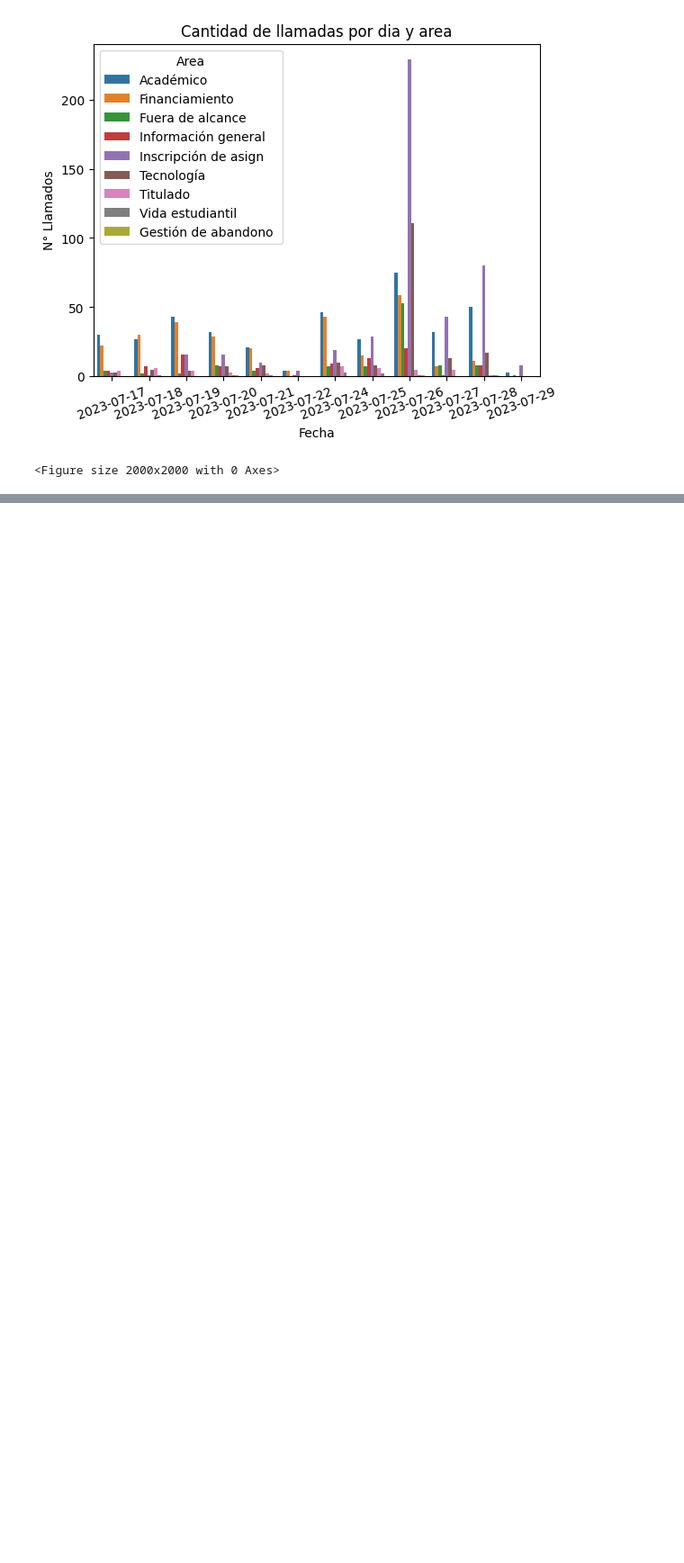
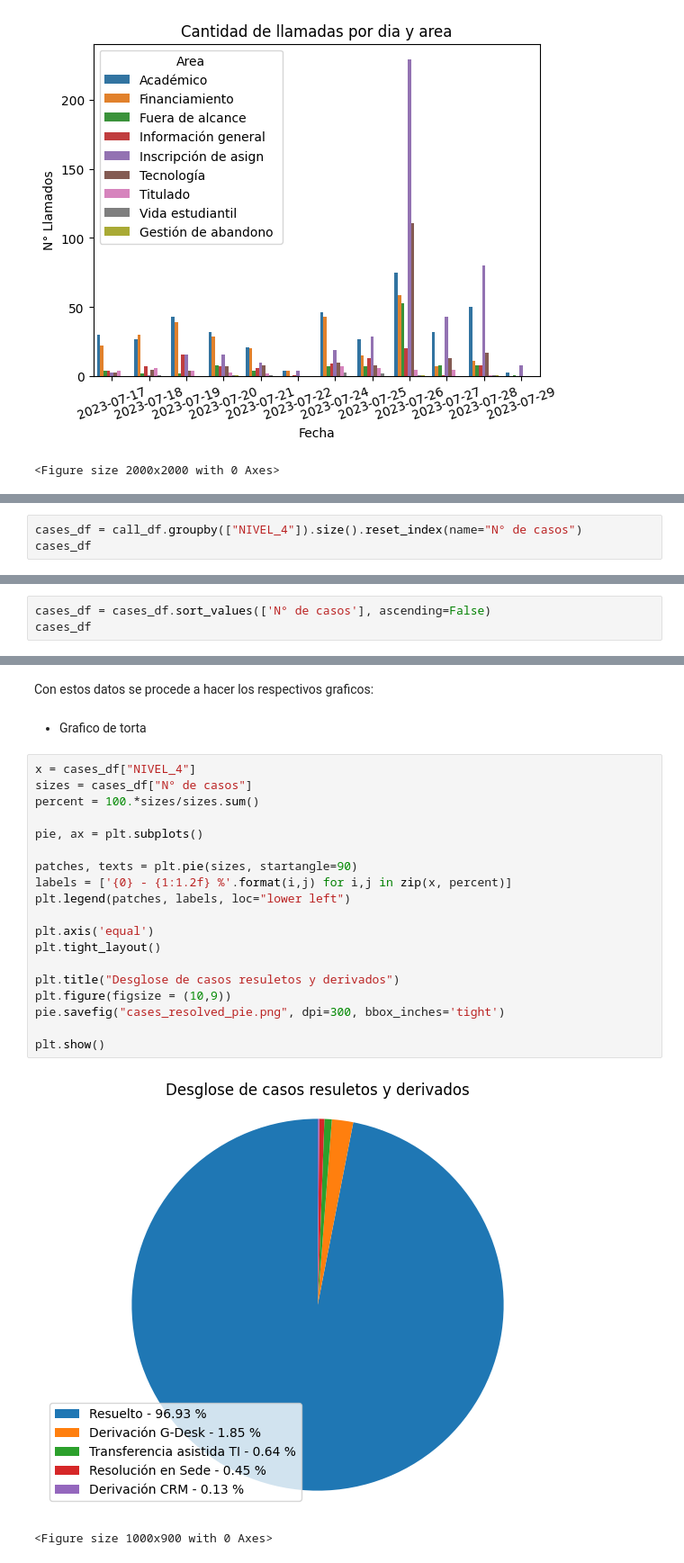
Before and after one commit to jmejiasb/call_analysis, a Jupyter notebook: analysis.ipynb, the cells around one changed output, grey strips where cells are left out. Shown at 90% size. Cells and saved outputs as stored; diff of their text form; blank space fills up the shorter version.

```diff
--- a/analysis.ipynb
+++ b/analysis.ipynb
@@ -246,0 +261,3 @@ plt.show()
+# %%
+cases_df = call_df.groupby(["NIVEL_4"]).size().reset_index(name="N° de casos")
+cases_df
@@ -246,0 +271,3 @@ plt.show()
+# %%
+cases_df = cases_df.sort_values(['N° de casos'], ascending=False)
+cases_df
@@ -246,0 +281,26 @@ plt.show()
+# %% [markdown]
+Con estos datos se procede a hacer los respectivos graficos:
+# %% [markdown]
+- Grafico de torta
+# %%
+x = cases_df["NIVEL_4"]
+sizes = cases_df["N° de casos"]
+percent = 100.*sizes/sizes.sum()
+
+pie, ax = plt.subplots()
+
+patches, texts = plt.pie(sizes, startangle=90)
+labels = ['{0} - {1:1.2f} %'.format(i,j) for i,j in zip(x, percent)]
+plt.legend(patches, labels, loc="lower left")
+
+plt.axis('equal')
+plt.tight_layout()
+
+plt.title("Desglose de casos resuletos y derivados")
+plt.figure(figsize = (10,9))
+pie.savefig("cases_resolved_pie.png", dpi=300, bbox_inches='tight')
+
+plt.show()
+# %% [output]
+[figure, added]
+<Figure size 1000x900 with 0 Axes>
```
Also changed, not shown: parts of 18 cells of this notebook, 4 other files.
